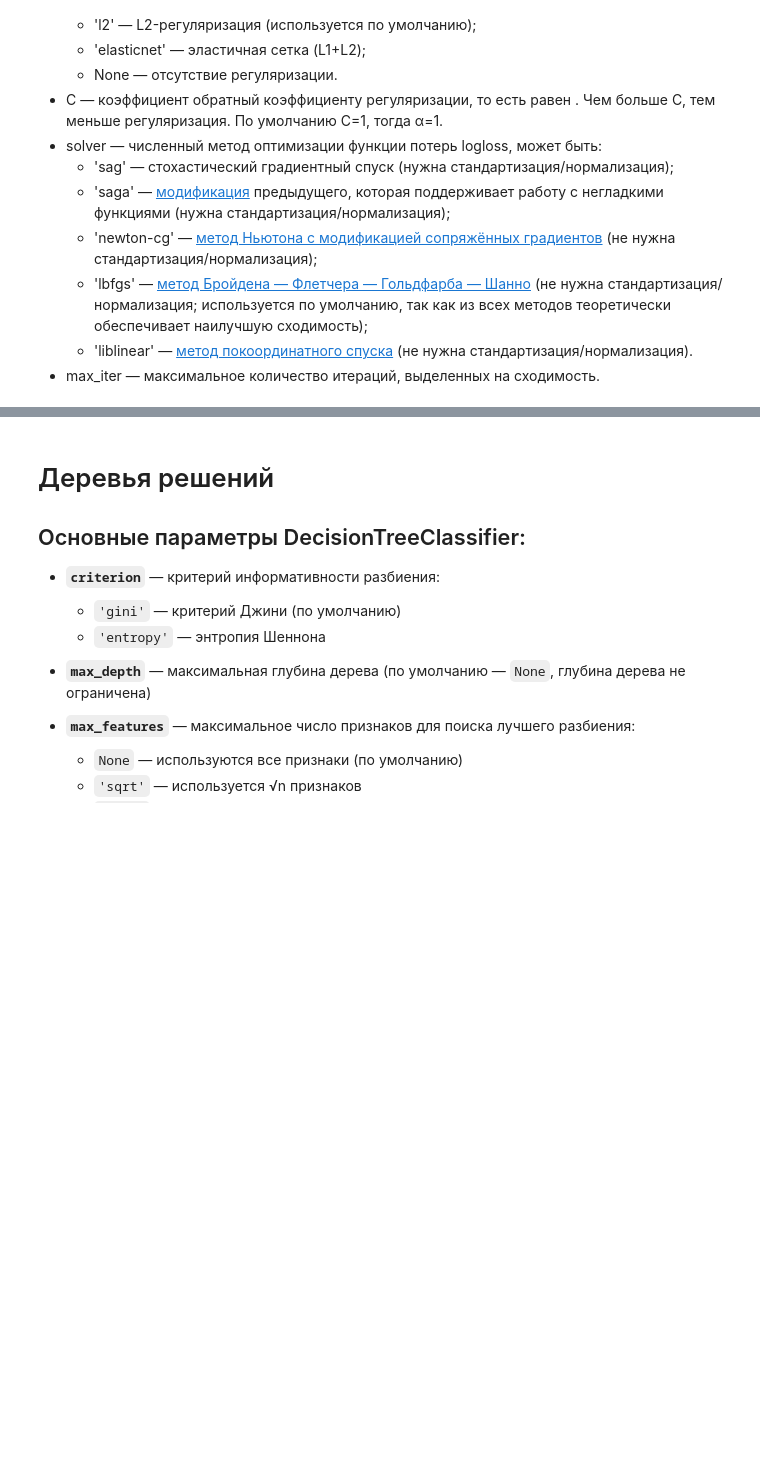
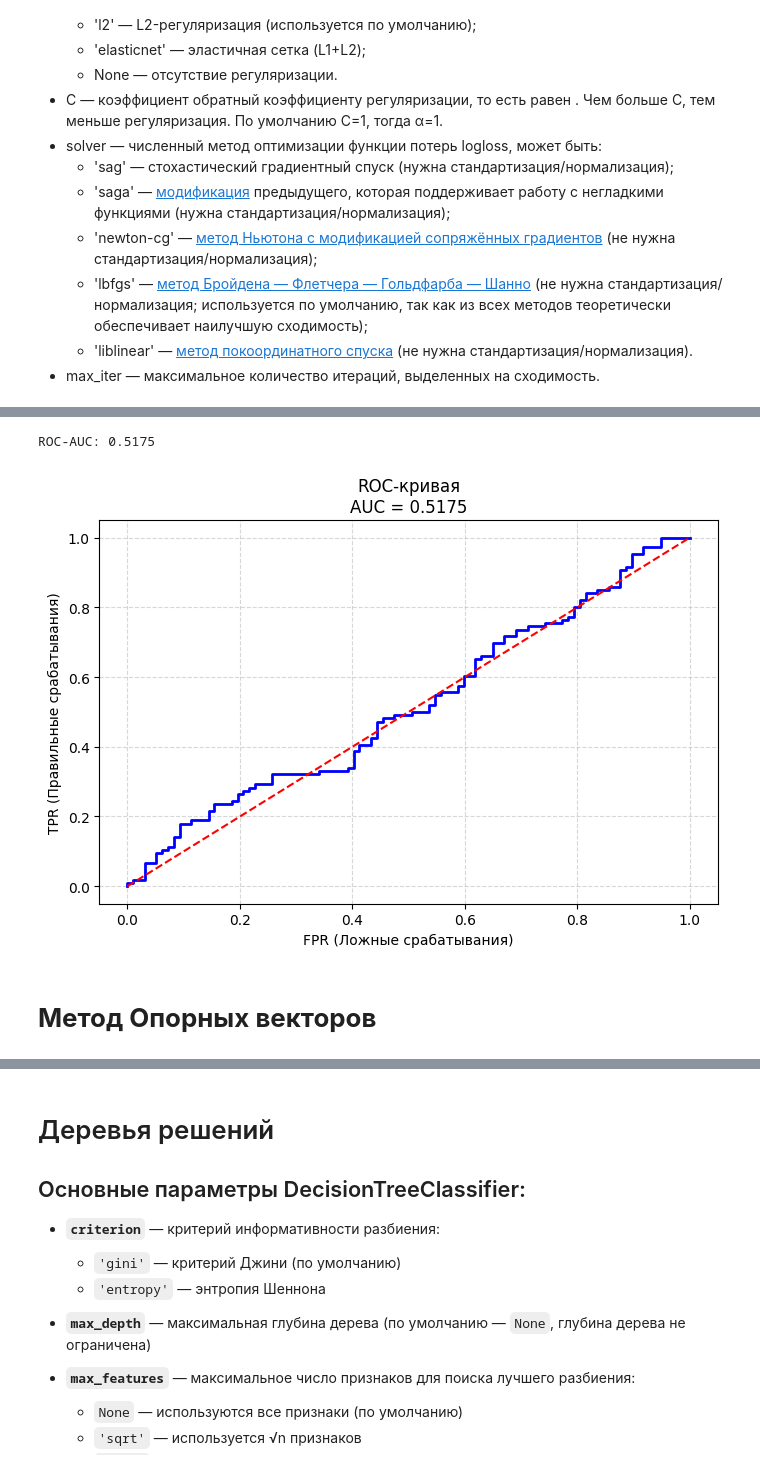
Before and after one commit to AlexKosuhin/AlgoTrading, a Jupyter notebook: classification.ipynb, the cells around one changed output, grey strips where cells are left out. Drawn from its saved outputs; the diff is of its cells as text; code cells hidden in the pictures; blank space fills up the shorter version.

```diff
--- a/classification.ipynb
+++ b/classification.ipynb
@@ -876,20 +937,0 @@ print(f'Значение precision на тестовой выборке: {np.rou
-# %%
-from sklearn.model_selection import GridSearchCV
-
-param_grid = [{'penalty' : ['l1'],
-               'solver' : ['liblinear', 'saga'],
-               'C' : [0.001, 0.01, 0.1, 1]},
-              {'penalty': ['l2'],
-               'solver' : ['newton-cg', 'lbfgs', 'liblinear', 'sag', 'saga'],
-               'C' : [0.001, 0.01, 0.1, 1]}]
-
-param_grid_log_reg = GridSearchCV(
-    estimator=log_reg,
-    param_grid=param_grid,
-    cv=kf,
-    n_jobs=1,
-    scoring='accuracy',
-    return_train_score=True
-)
-
-param_grid_log_reg.fit(X_train, y_train)
@@ -918,5 +937,0 @@ print(f'Значение F1-score на тестовой выборке: {np.roun
-# %%
-log_reg_best = LogisticRegression(**param_grid_log_reg.best_params_, random_state=42)
-log_reg_best.fit(X_train, y_train)
-y_pred_log_reg_best = log_reg_best.predict(X_test)
-print(metrics.classification_report(y_test, y_pred_log_reg_best))
@@ -931,0 +978,23 @@ weighted avg       0.51      0.52      0.51       203
+# %%
+from sklearn.metrics import roc_auc_score, roc_curve
+import matplotlib.pyplot as plt
+y_pred_proba = best_logreg.predict_proba(X_test)[:, 1]
+roc_auc = roc_auc_score(y_test, y_pred_proba)
+print(f"ROC-AUC: {roc_auc:.4f}")
+fpr, tpr, thresholds = roc_curve(y_test, y_pred_proba)
+
+plt.figure(figsize=(7, 5))
+plt.plot(fpr, tpr, 'b-', linewidth=2)
+plt.plot([0, 1], [0, 1], 'r--', linewidth=1.5)
+plt.xlabel('FPR (Ложные срабатывания)')
+plt.ylabel('TPR (Правильные срабатывания)')
+plt.title(f'ROC-кривая\nAUC = {roc_auc:.4f}')
+plt.grid(True, linestyle='--', alpha=0.5)
+
+plt.tight_layout()
+plt.show()
+# %% [output]
+ROC-AUC: 0.5175
+[figure, added]
+# %% [markdown]
+# **Метод Опорных векторов**
```
Also changed, not shown: parts of 56 cells of this notebook, 1 other file.
